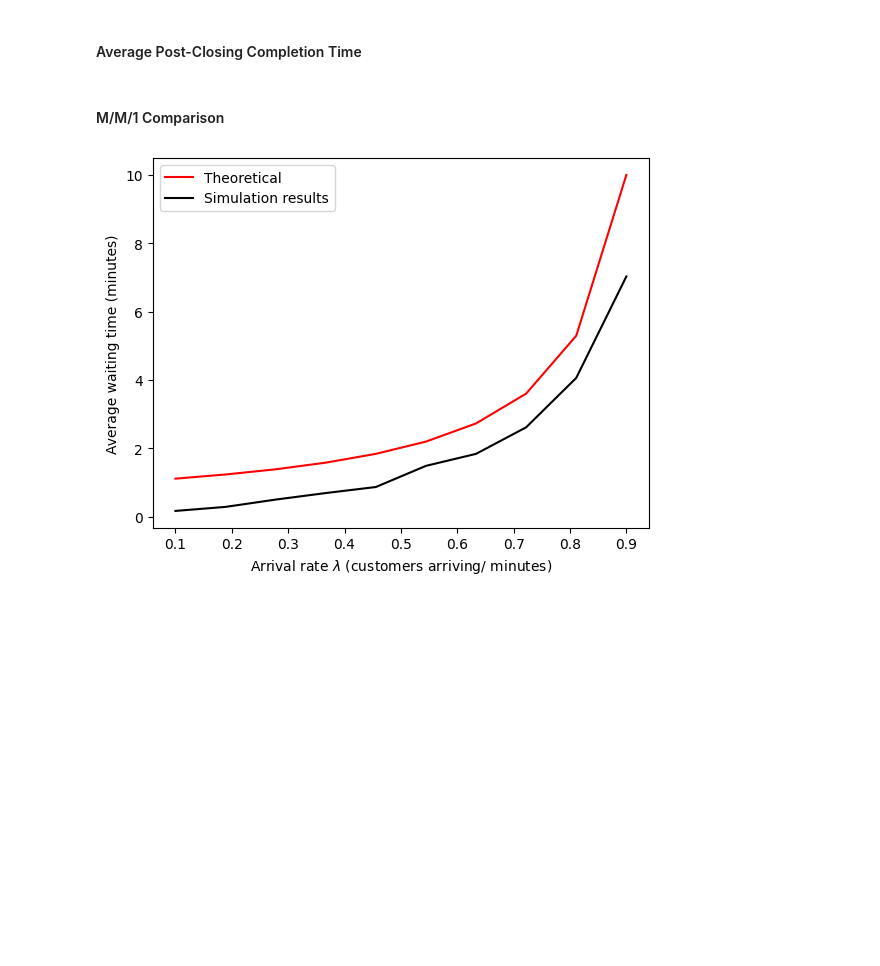
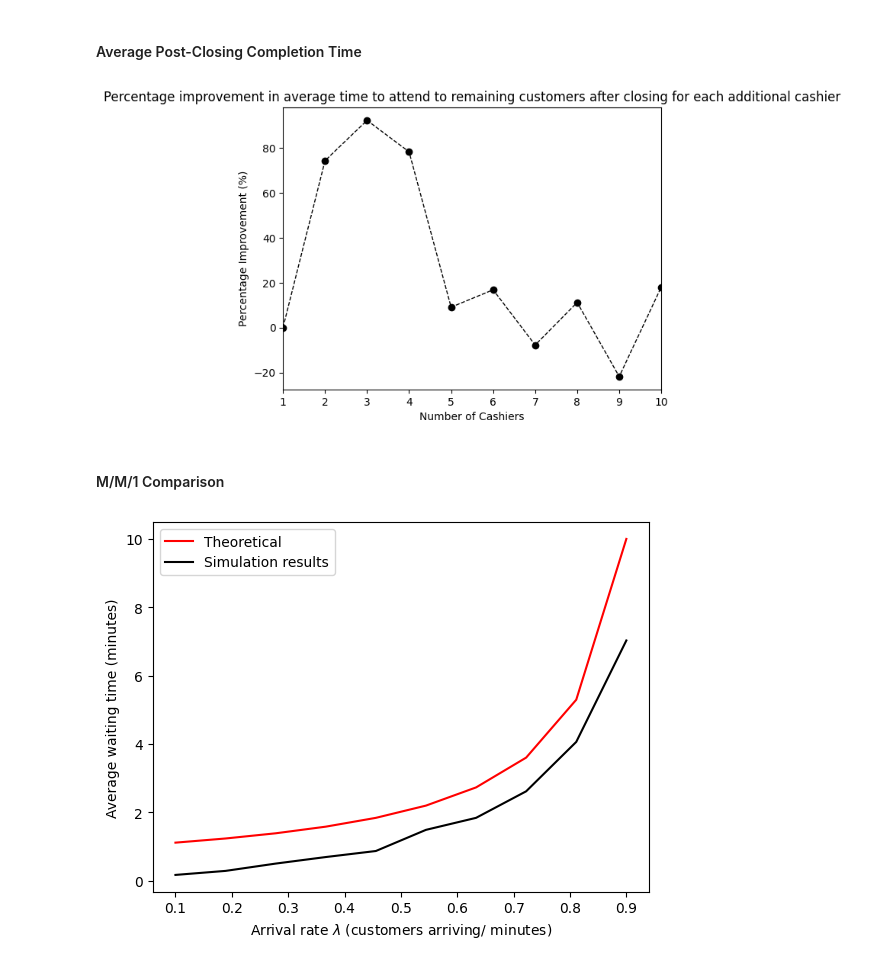
Before and after one commit to rebe121314/CS166-Assignemnt1, a Jupyter notebook: queue_draft.ipynb, the cells around one changed output. Saved outputs shown, nothing was run; the diff lists cells and outputs as text; code cells hidden in the pictures; blank space fills up the shorter version.

```diff
--- a/queue_draft.ipynb
+++ b/queue_draft.ipynb
@@ -784,6 +798,17 @@ plt.xticks(cashiers)
 plt.ylabel('Time (minutes)')
 plt.title('Time to attend to remaining customers after closing for different number of cashiers')
 plt.show()
+# %%
+# Plot the percentage improvement in average time to attend to remaining customers after closing for each additional cashier
+plt.figure()
+plt.title('Percentage improvement in average time to attend to remaining customers after closing for each additional cashier')
+plt.xlabel('Number of Cashiers')
+plt.ylabel('Percentage Improvement (%)')
+plt.plot(cashiers, [0] + [100*(last_customer_times_mean[i-1] - last_customer_times_mean[i])/last_customer_times_mean[i-1] for i in range(1, len(last_customer_times_mean))], color='black', marker='o', linestyle='--', linewidth=1)
+plt.xlim(1, 10)
+plt.show()
+# %% [output]
+[figure, added]
 # %% [markdown]
 #### M/M/1 Comparison
 # %%
```
Also changed, not shown: parts of 5 cells of this notebook.
